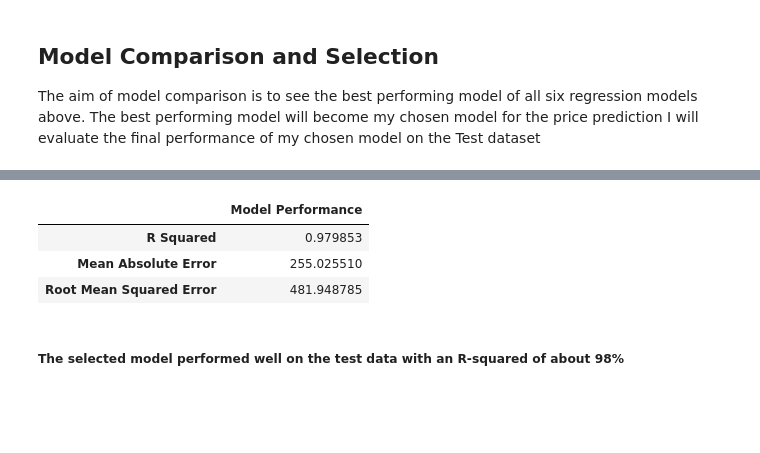
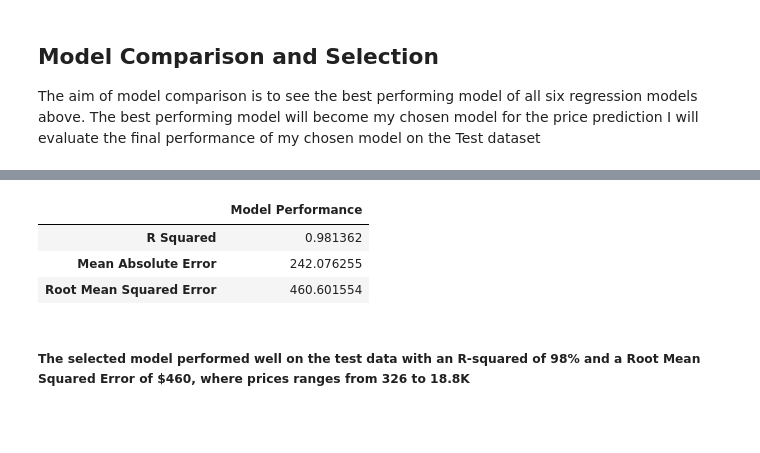
Before and after one commit to cisaiah/Gemstone_Price_Prediction, a Jupyter notebook: Gemstone_Price_Prediction.ipynb, the cells around one changed output, grey strips where cells are left out. Saved outputs shown, nothing was run; the diff lists cells and outputs as text; code cells hidden in the pictures; blank space fills up the shorter version.

```diff
--- a/Gemstone_Price_Prediction.ipynb
+++ b/Gemstone_Price_Prediction.ipynb
@@ -681,6 +691,6 @@ I am going to test the performance of the XGBoost Regressor in the Test dataset
 # %%
-xgb_test_pred = xgb.predict(X_test)
-final_model_testing = pd.DataFrame({"True Values":y_test, "Predicted Values":xgb_test_pred})
+ran_test_pred = ran.predict(X_test)
+final_model_testing = pd.DataFrame({"True Values":y_test, "Predicted Values":ran_test_pred})
 final_model_testing
 # %% [output]
 |  | True Values | Predicted Values |
@@ -713,16 +723,18 @@ Text(0.5, 1.0, 'Distribution of Residuals')
 # %%
-final_model_R2S = metrics.r2_score(xgb_test_pred,y_test)
-final_model_MAE = metrics.mean_absolute_error(xgb_test_pred,y_test)
-final_model_RMSE = np.sqrt(metrics.mean_squared_error(xgb_test_pred,y_test))
+final_model_R2S = metrics.r2_score(ran_test_pred,y_test)
+final_model_MAE = metrics.mean_absolute_error(ran_test_pred,y_test)
+final_model_RMSE = np.sqrt(metrics.mean_squared_error(ran_test_pred,y_test))
 
 final_model_performance = pd.DataFrame(data= {"Model Performance":[final_model_R2S, final_model_MAE , final_model_RMSE]},
                       index = ['R Squared', 'Mean Absolute Error', 'Root Mean Squared Error'])
 
 final_model_performance
 # %% [output]
 |  | Model Performance |
-| R Squared | 0.979853 |
-| Mean Absolute Error | 255.025510 |
-| Root Mean Squared Error | 481.948785 |
+| R Squared | 0.981362 |
+| Mean Absolute Error | 242.076255 |
+| Root Mean Squared Error | 460.601554 |
 # %% [markdown]
-##### The selected model performed well on the test data with an R-squared of about 98%
+##### The selected model performed well on the test data with an R-squared of 98% and a Root Mean Squared Error of  $460, where prices ranges from 326 to 18.8K
+# %% [markdown]
+##
```
Also changed, not shown: parts of 36 cells of this notebook, 1 other file.
